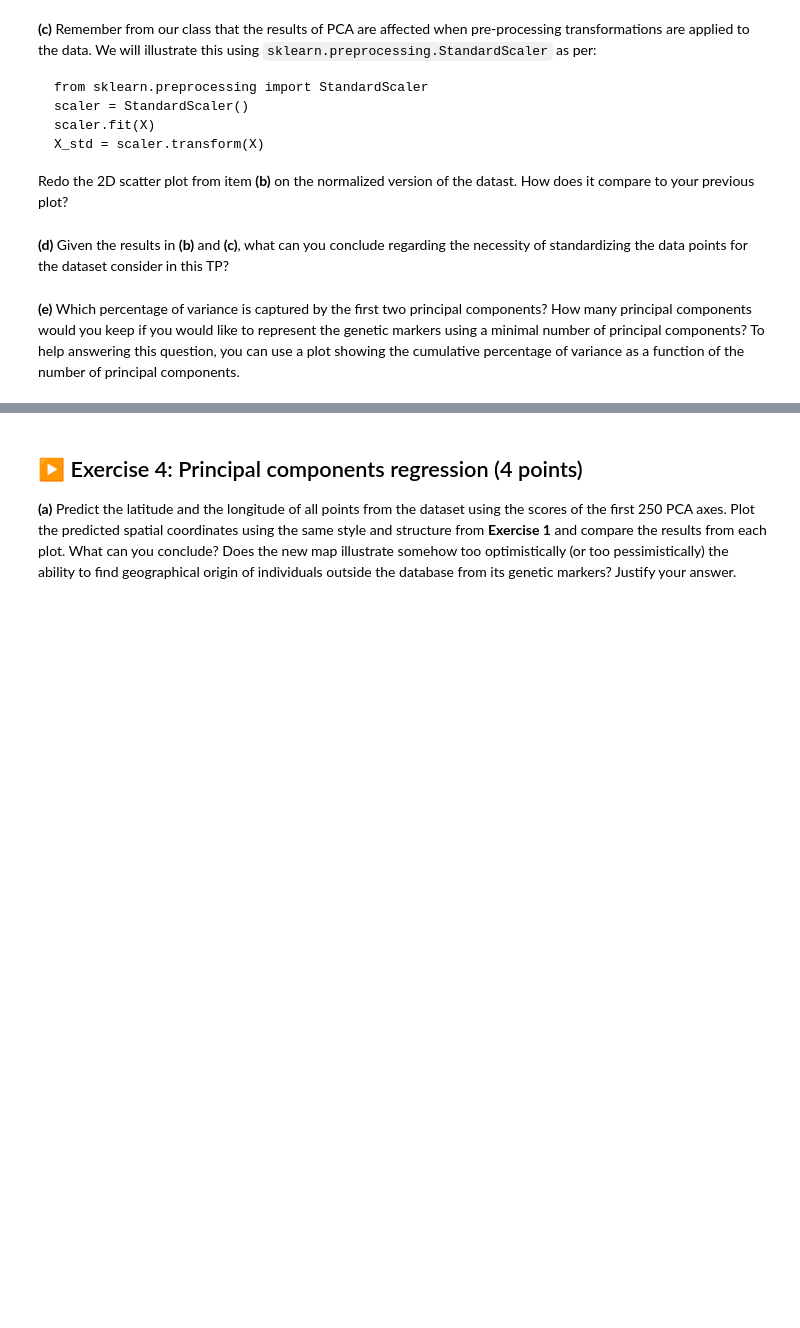
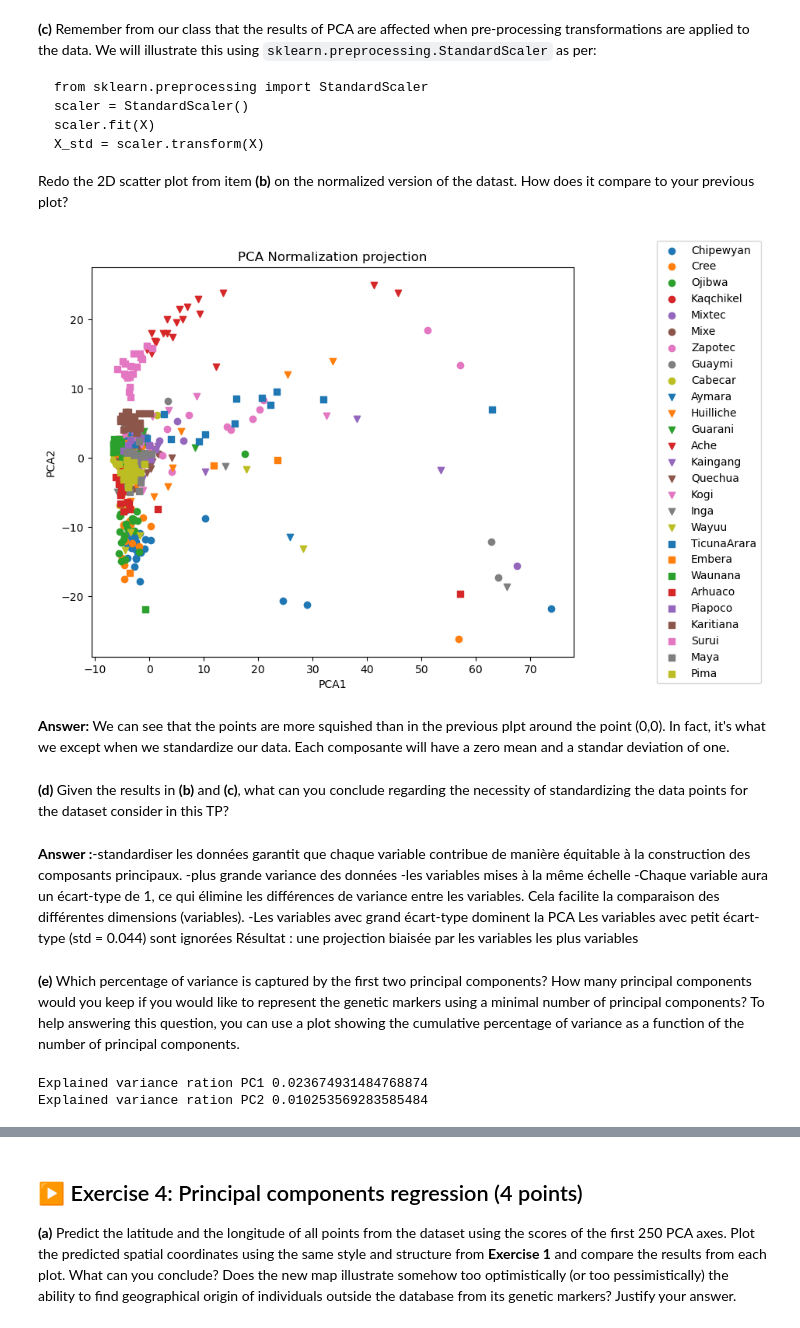
Before and after one commit to martinouks/isla_tp, a Jupyter notebook: TP2/TP2.ipynb, the cells around one changed output, grey strips where cells are left out. Saved outputs shown, nothing was run; the diff lists cells and outputs as text; code cells hidden in the pictures; blank space fills up the shorter version.

````diff
--- a/TP2/TP2.ipynb
+++ b/TP2/TP2.ipynb
@@ -206,7 +241,55 @@ scaler.fit(X)
 X_std = scaler.transform(X)
 ```
 Redo the 2D scatter plot from item **(b)** on the normalized version of the datast. How does it compare to your previous plot?
+# %%
+from sklearn.preprocessing import StandardScaler
+
+X = df.iloc[: , 8:]
+n=2
+#normalization
+scaler = StandardScaler()
+X_norm= scaler.fit_transform(X)
+#pca
+pca = PCA(n_components=n)
+Z= pca.fit_transform(X_norm)
+
+tribes = df["Pop"].unique()
+
+marker_list = ['o', 'v', 's']
+colors_list = [f'C{i}' for i in range(9)]
+_, ax = plt.subplots(figsize=(8.0, 6.5))
+
+for j, tribe  in enumerate (tribes):
+    mask = df["Pop"] == tribe
+    plt.scatter(Z[mask,0], Z[mask,1],
+               marker=marker_list[j//9],
+               color=colors_list[j%9], label=tribe)
+
+ax.legend(loc='center right', bbox_to_anchor=(1.4, 0.5))
+plt.xlabel('PCA1')
+plt.ylabel('PCA2')
+plt.title('PCA Normalization projection')
+plt.show()
+# %% [output]
+[figure, added]
+# %% [markdown]
+**Answer:** We can see that the points are  more squished than in the previous plpt around the point (0,0). In fact, it's what we except when we standardize our data. Each composante will have a zero mean and a standar deviation of one.
 # %% [markdown]
 **(d)** Given the results in **(b)** and **(c)**, what can you conclude regarding the necessity of standardizing the data points for the dataset consider in this TP?
+# %% [markdown]
+**Answer :**-standardiser les données garantit que chaque variable contribue de manière équitable à la construction des composants principaux.
+-plus grande variance des données
+-les variables mises à la même échelle
+-Chaque variable aura un écart-type de 1, ce qui élimine les différences de variance entre les variables. Cela facilite la comparaison des différentes dimensions (variables).
+-Les variables avec grand écart-type dominent la PCA
+Les variables avec petit écart-type (std = 0.044) sont ignorées
+Résultat : une projection biaisée par les variables les plus variables
 # %% [markdown]
 **(e)** Which percentage of variance is captured by the first two principal components? How many principal components would you keep if you would like to represent the genetic markers using a minimal number of principal components? To help answering this question, you can use a plot showing the cumulative percentage of variance as a function of the number of principal components.
+# %%
+variances = pca.explained_variance_ratio_
+print('Explained variance ration PC1', variances[0])
+print('Explained variance ration PC2', variances[1])
+# %% [output]
+Explained variance ration PC1 0.023674931484768874
+Explained variance ration PC2 0.010253569283585484
````
Also changed, not shown: parts of 4 cells of this notebook.
